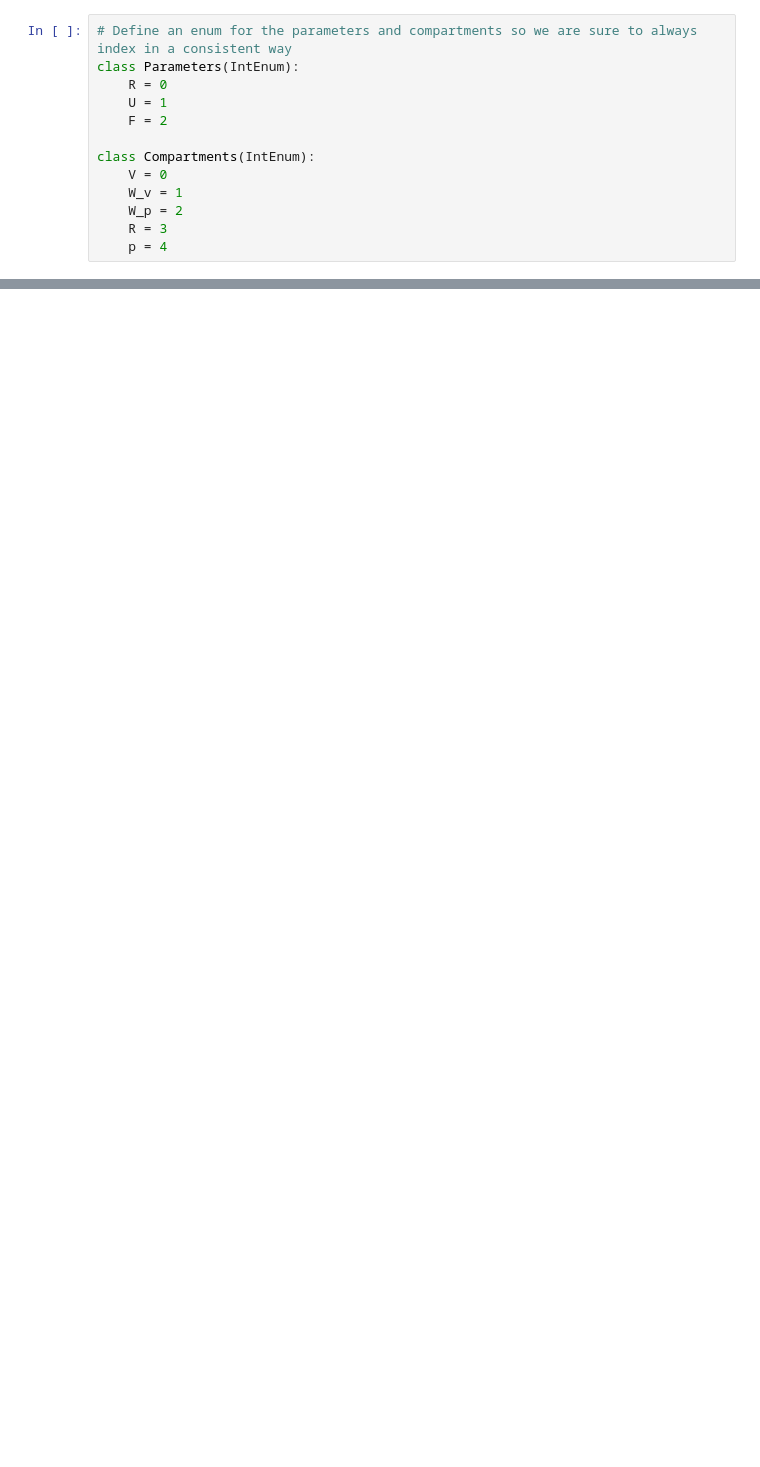
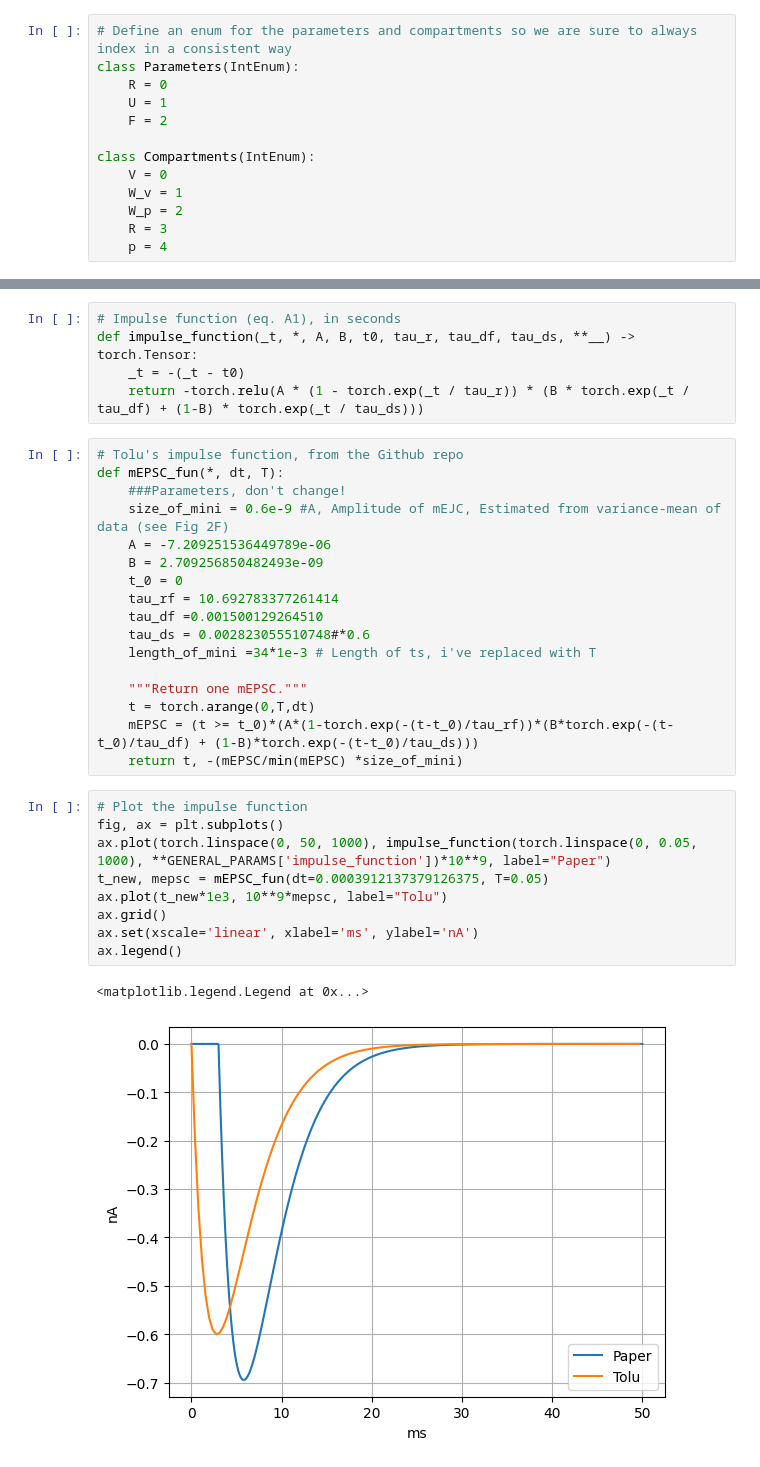
Before and after one commit to ThGaskin/NeuralABM, a Jupyter notebook: Notebooks/Rection_model.ipynb, the cells around one changed output, grey strips where cells are left out. Cells and saved outputs as stored; diff of their text form; blank space fills up the shorter version.

```diff
--- a/Notebooks/Rection_model.ipynb
+++ b/Notebooks/Rection_model.ipynb
@@ -69,0 +118,34 @@ def generate_X_data(*,
+# %%
+# Impulse function (eq. A1), in seconds
+def impulse_function(_t, *, A, B, t0, tau_r, tau_df, tau_ds, **__) -> torch.Tensor:
+    _t = -(_t - t0)
+    return -torch.relu(A * (1 - torch.exp(_t / tau_r)) * (B * torch.exp(_t / tau_df) + (1-B) * torch.exp(_t / tau_ds)))
+# %%
+# Tolu's impulse function, from the Github repo
+def mEPSC_fun(*, dt, T):
+    ###Parameters, don't change!
+    size_of_mini = 0.6e-9 #A, Amplitude of mEJC, Estimated from variance-mean of data (see Fig 2F)
+    A = -7.209251536449789e-06
+    B = 2.709256850482493e-09
+    t_0 = 0
+    tau_rf = 10.692783377261414
+    tau_df =0.001500129264510
+    tau_ds = 0.002823055510748#*0.6
+    length_of_mini =34*1e-3 # Length of ts, i've replaced with T
+
+    """Return one mEPSC."""
+    t = torch.arange(0,T,dt)
+    mEPSC = (t >= t_0)*(A*(1-torch.exp(-(t-t_0)/tau_rf))*(B*torch.exp(-(t-t_0)/tau_df) + (1-B)*torch.exp(-(t-t_0)/tau_ds)))
+    return t, -(mEPSC/min(mEPSC) *size_of_mini)
+# %%
+# Plot the impulse function
+fig, ax = plt.subplots()
+ax.plot(torch.linspace(0, 50, 1000), impulse_function(torch.linspace(0, 0.05, 1000), **GENERAL_PARAMS['impulse_function'])*10**9, label="Paper")
+t_new, mepsc = mEPSC_fun(dt=0.0003912137379126375, T=0.05)
+ax.plot(t_new*1e3, 10**9*mepsc, label="Tolu")
+ax.grid()
+ax.set(xscale='linear', xlabel='ms', ylabel='nA')
+ax.legend()
+# %% [output]
+<matplotlib.legend.Legend at 0x...>
+[figure, added]
```
Also changed, not shown: parts of 28 cells of this notebook.
